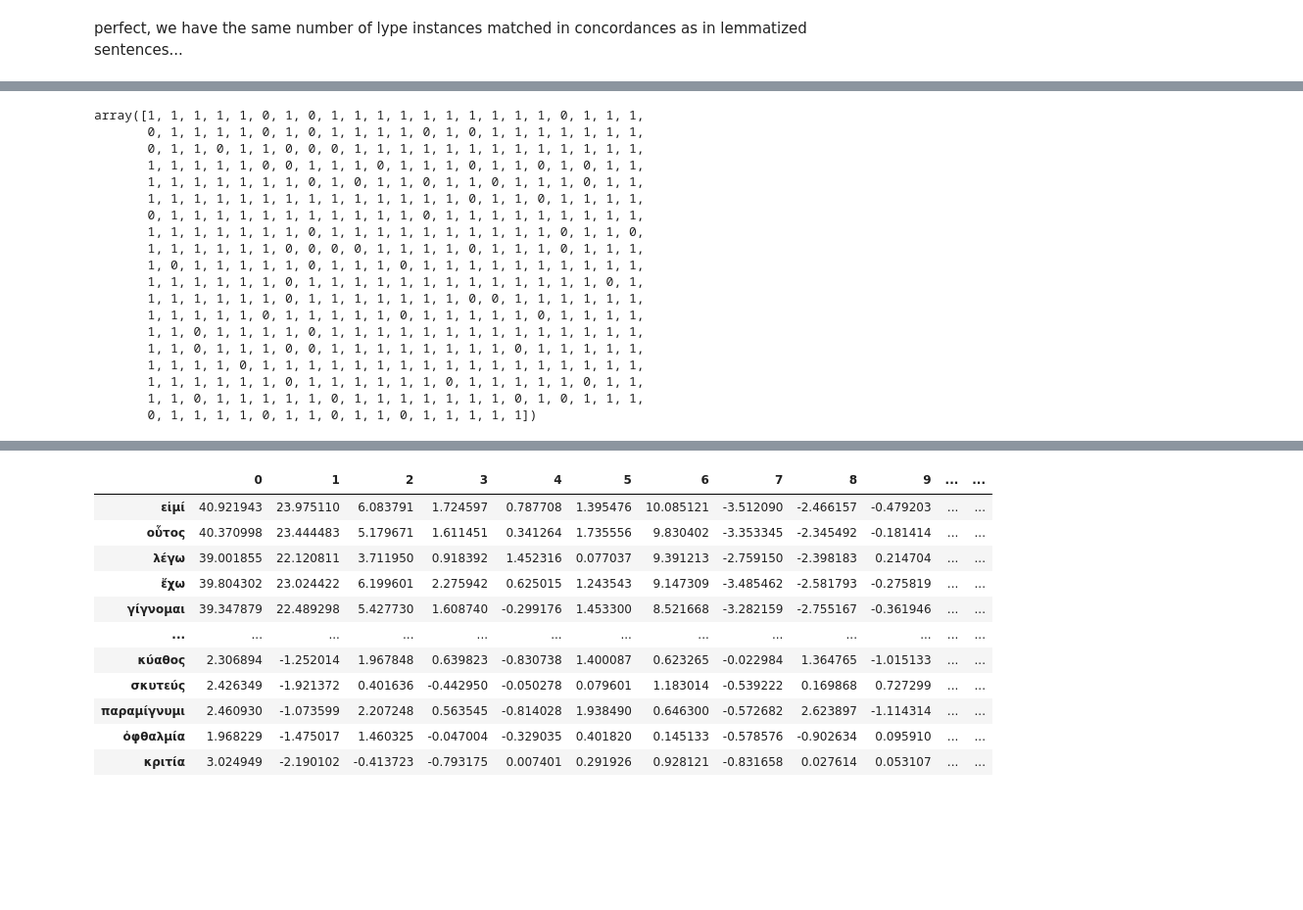
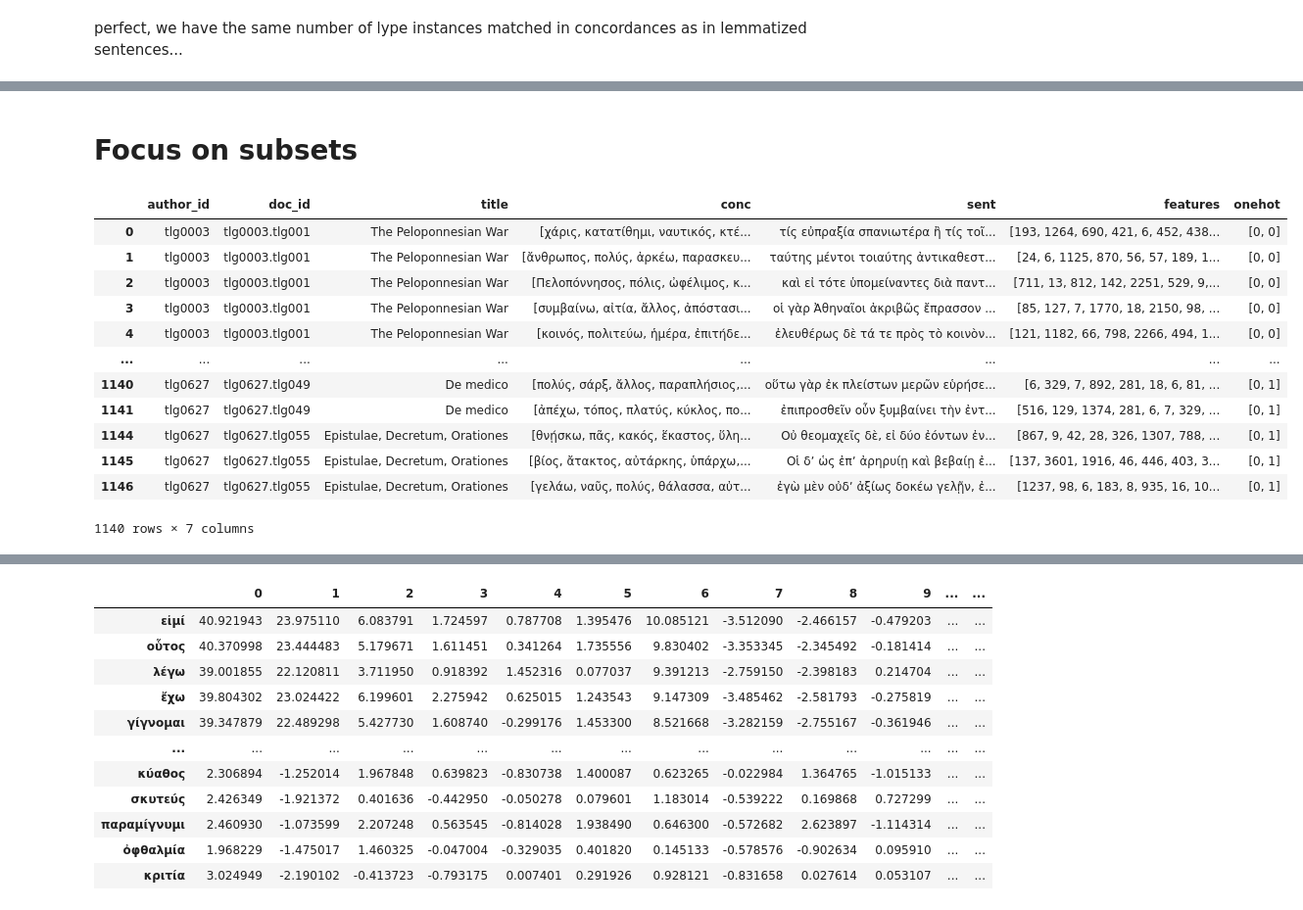
Before and after one commit to kasev/PIPA, a Jupyter notebook: scripts/3_CONCORDANCES+EMBDEDDINGS.ipynb, the cells around one changed output, grey strips where cells are left out. Shown at 98% size. Drawn from its saved outputs; the diff is of its cells as text; code cells hidden in the pictures; blank space fills up the shorter version.

```diff
--- a/scripts/3_CONCORDANCES+EMBDEDDINGS.ipynb
+++ b/scripts/3_CONCORDANCES+EMBDEDDINGS.ipynb
@@ -237,0 +195,43 @@ array([list([103, 1, 103, 78, 20, 103, 129, 8, 1491, 636, 22, 17, 1776, 11, 78,
+# %%
+# we work only with complete concordances:
+
+data_df = data_df[data_df["conc"].apply(len)==data_df["conc"].apply(len).max()].copy()
+# %% [markdown]
+# Focus on subsets
+# %%
+# two types of Aristotle's writings
+ethical_ids = ["tlg0086.tlg009", "tlg0086.tlg010", "tlg0086.tlg022", "tlg0086.tlg035", "tlg0086.tlg038",]
+
+biological_ids = ["tlg0086.tlg002", "tlg0086.tlg004", "tlg0086.tlg007", "tlg0086.tlg008", "tlg0086.tlg012", "tlg0086.tlg014", "tlg0086.tlg015", "tlg0086.tlg016", "tlg0086.tlg018", "tlg0086.tlg020", "tlg0086.tlg021", "tlg0086.tlg24", "tlg0086.tlg030", "tlg0086.tlg032", "tlg0086.tlg037", "tlg0086.tlg042", "tlg0086.tlg043"]
+
+historians_ids = cgl[cgl["author_id"].isin(["tlg0003", "tlg0016", "tlg0032"])]["doc_id"].tolist()
+rhetorics_ids = cgl[cgl["author_id"].isin(["tlg0014", "tlg0010", "tlg0540", "tlg0030", "tlg0026"])]["doc_id"].tolist()
+dramatists_ids = cgl[cgl["author_id"].isin(["tlg0006", "tlg0019", "tlg0011", "tlg0085"])]["doc_id"].tolist()
+medical_ids = cgl[cgl["author_id"].isin(["tlg0627"])]["doc_id"].tolist()
+plato_ids = cgl[cgl["author_id"].isin( ["tlg0059"])]["doc_id"].tolist()
+# %%
+def get_classes_and_filter(doc_id, classes=[ethical_ids, medical_ids]):
+    onehot = np.zeros(len(classes))
+    for n in range(len(classes)):
+        if doc_id in classes[n]:
+            onehot[n] = 1
+    onehot = onehot.astype(int)
+    return onehot
+# %%
+data_df["onehot"] = data_df["doc_id"].apply(get_classes_and_filter, classes=[ethical_ids, medical_ids])
+# %%
+data_df
+# %% [output]
+|  | author_id | doc_id | title | conc | sent | features | onehot |
+| 0 | tlg0003 | tlg0003.tlg001 | The Peloponnesian War | [χάρις, κατατίθημι, ναυτικός, κτέ... | τίς εὐπραξία σπανιωτέρα ἢ τίς τοῖ... | [193, 1264, 690, 421, 6, 452, 438... | [0, 0] |
+| 1 | tlg0003 | tlg0003.tlg001 | The Peloponnesian War | [ἄνθρωπος, πολύς, ἀρκέω, παρασκευ... | ταύτης μέντοι τοιαύτης ἀντικαθεστ... | [24, 6, 1125, 870, 56, 57, 189, 1... | [0, 0] |
+| 2 | tlg0003 | tlg0003.tlg001 | The Peloponnesian War | [Πελοπόννησος, πόλις, ὠφέλιμος, κ... | καὶ εἰ τότε ὑπομείναντες διὰ παντ... | [711, 13, 812, 142, 2251, 529, 9,... | [0, 0] |
+| 3 | tlg0003 | tlg0003.tlg001 | The Peloponnesian War | [συμβαίνω, αἰτία, ἄλλος, ἀπόστασι... | οἱ γὰρ Ἀθηναῖοι ἀκριβῶς ἔπρασσον ... | [85, 127, 7, 1770, 18, 2150, 98, ... | [0, 0] |
+| 4 | tlg0003 | tlg0003.tlg001 | The Peloponnesian War | [κοινός, πολιτεύω, ἡμέρα, ἐπιτήδε... | ἐλευθέρως δὲ τά τε πρὸς τὸ κοινὸν... | [121, 1182, 66, 798, 2266, 494, 1... | [0, 0] |
+| ... | ... | ... | ... | ... | ... | ... | ... |
+| 1140 | tlg0627 | tlg0627.tlg049 | De medico | [πολύς, σάρξ, ἄλλος, παραπλήσιος,... | οὕτω γὰρ ἐκ πλείστων μερῶν εὑρήσε... | [6, 329, 7, 892, 281, 18, 6, 81, ... | [0, 1] |
+| 1141 | tlg0627 | tlg0627.tlg049 | De medico | [ἀπέχω, τόπος, πλατύς, κύκλος, πο... | ἐπιπροσθεῖν οὖν ξυμβαίνει τὴν ἐντ... | [516, 129, 1374, 281, 6, 7, 329, ... | [0, 1] |
+| 1144 | tlg0627 | tlg0627.tlg055 | Epistulae, Decretum, Orationes | [θνῄσκω, πᾶς, κακός, ἕκαστος, ὕλη... | Οὐ θεομαχεῖς δὲ, εἰ δύο ἐόντων ἐν... | [867, 9, 42, 28, 326, 1307, 788, ... | [0, 1] |
+| 1145 | tlg0627 | tlg0627.tlg055 | Epistulae, Decretum, Orationes | [βίος, ἄτακτος, αὐτάρκης, ὑπάρχω,... | Οἱ δʼ ὡς ἐπʼ ἀρηρυίῃ καὶ βεβαίῃ ἐ... | [137, 3601, 1916, 46, 446, 403, 3... | [0, 1] |
+| 1146 | tlg0627 | tlg0627.tlg055 | Epistulae, Decretum, Orationes | [γελάω, ναῦς, πολύς, θάλασσα, αὐτ... | ἐγὼ μὲν οὐδʼ ἀξίως δοκέω γελῇν, ἐ... | [1237, 98, 6, 183, 8, 935, 16, 10... | [0, 1] |
+1140 rows × 7 columns
@@ -255,22 +244,0 @@ labels = labels[indices]
-# %%
-labels
-# %% [output]
-array([1, 1, 1, 1, 1, 0, 1, 0, 1, 1, 1, 1, 1, 1, 1, 1, 1, 1, 0, 1, 1, 1,
-       0, 1, 1, 1, 1, 0, 1, 0, 1, 1, 1, 1, 0, 1, 0, 1, 1, 1, 1, 1, 1, 1,
-       0, 1, 1, 0, 1, 1, 0, 0, 0, 1, 1, 1, 1, 1, 1, 1, 1, 1, 1, 1, 1, 1,
-       1, 1, 1, 1, 1, 0, 0, 1, 1, 1, 0, 1, 1, 1, 0, 1, 1, 0, 1, 0, 1, 1,
-       1, 1, 1, 1, 1, 1, 1, 0, 1, 0, 1, 1, 0, 1, 1, 0, 1, 1, 1, 0, 1, 1,
-       1, 1, 1, 1, 1, 1, 1, 1, 1, 1, 1, 1, 1, 1, 0, 1, 1, 0, 1, 1, 1, 1,
-       0, 1, 1, 1, 1, 1, 1, 1, 1, 1, 1, 1, 0, 1, 1, 1, 1, 1, 1, 1, 1, 1,
-       1, 1, 1, 1, 1, 1, 1, 0, 1, 1, 1, 1, 1, 1, 1, 1, 1, 1, 0, 1, 1, 0,
-       1, 1, 1, 1, 1, 1, 0, 0, 0, 0, 1, 1, 1, 1, 0, 1, 1, 1, 0, 1, 1, 1,
-       1, 0, 1, 1, 1, 1, 1, 0, 1, 1, 1, 0, 1, 1, 1, 1, 1, 1, 1, 1, 1, 1,
-       1, 1, 1, 1, 1, 1, 0, 1, 1, 1, 1, 1, 1, 1, 1, 1, 1, 1, 1, 1, 0, 1,
-       1, 1, 1, 1, 1, 1, 0, 1, 1, 1, 1, 1, 1, 1, 0, 0, 1, 1, 1, 1, 1, 1,
-       1, 1, 1, 1, 1, 0, 1, 1, 1, 1, 1, 0, 1, 1, 1, 1, 1, 0, 1, 1, 1, 1,
-       1, 1, 0, 1, 1, 1, 1, 0, 1, 1, 1, 1, 1, 1, 1, 1, 1, 1, 1, 1, 1, 1,
-       1, 1, 0, 1, 1, 1, 0, 0, 1, 1, 1, 1, 1, 1, 1, 1, 0, 1, 1, 1, 1, 1,
-       1, 1, 1, 1, 0, 1, 1, 1, 1, 1, 1, 1, 1, 1, 1, 1, 1, 1, 1, 1, 1, 1,
-       1, 1, 1, 1, 1, 1, 0, 1, 1, 1, 1, 1, 1, 0, 1, 1, 1, 1, 1, 0, 1, 1,
-       1, 1, 0, 1, 1, 1, 1, 1, 0, 1, 1, 1, 1, 1, 1, 1, 0, 1, 0, 1, 1, 1,
-       0, 1, 1, 1, 1, 0, 1, 1, 0, 1, 1, 0, 1, 1, 1, 1, 1])
```
Also changed, not shown: parts of 53 cells of this notebook, 1 other file.
